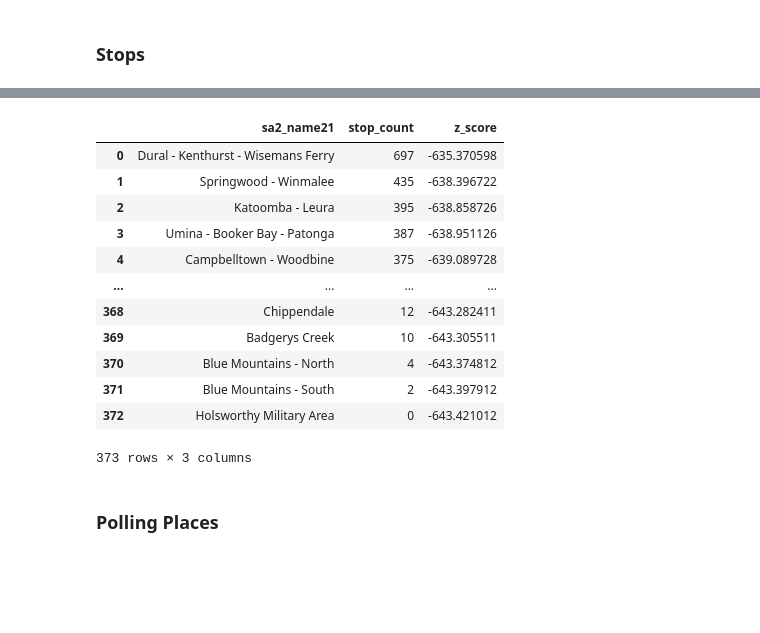
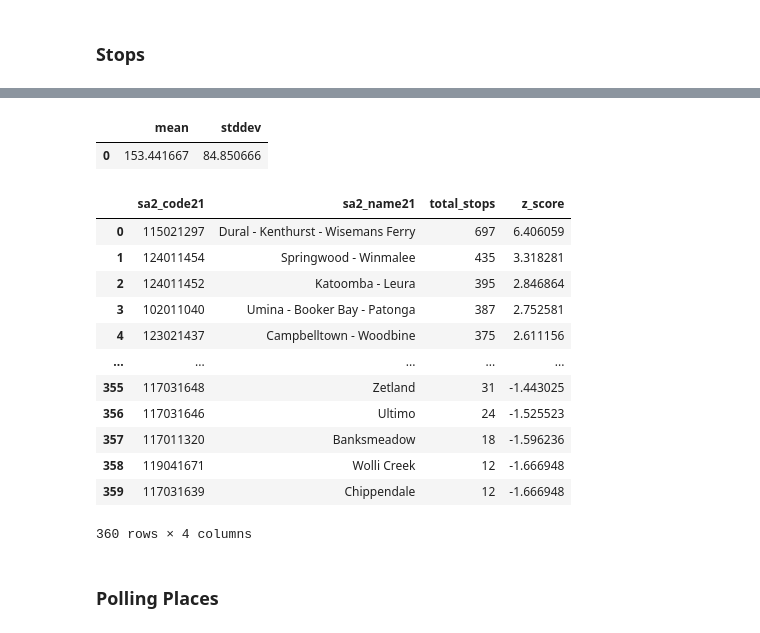
Before and after one commit to infernocadet/greater-sydney-analysis, a Jupyter notebook: Greater Sydney Analysis.ipynb, the cells around one changed output, grey strips where cells are left out. Cells and saved outputs as stored; diff of their text form; code cells hidden in the pictures; blank space fills up the shorter version.

```diff
--- a/Greater Sydney Analysis.ipynb
+++ b/Greater Sydney Analysis.ipynb
@@ -2107,46 +2070,47 @@ FROM greater_sydney_regions
 # %%
 query(conn, """
-WITH stop_counts AS (
-    SELECT r.sa2_name21, COUNT(s.stop_id) AS stop_count
-    FROM greater_sydney_regions r
-    LEFT JOIN stops s ON ST_Contains(r.geom, s.geom)
-    GROUP BY r.sa2_name21
-),
-total_counts AS (
-    SELECT SUM(stop_count) AS total_stop_count
-    FROM stop_counts
-),
-region_stats AS (
-    SELECT AVG(stop_count) AS mean_stop_count,
-           STDDEV(stop_count) AS stddev_stop_count
-    FROM stop_counts
+WITH stops_count AS(
+    SELECT g.sa2_code21, g.sa2_name21, COUNT(s.stop_id) AS total_stops
+    FROM greater_sydney_regions g
+    LEFT JOIN stops s ON ST_Contains(g.geom, s.geom)
+    GROUP BY g.sa2_code21, g.sa2_name21
 )
-SELECT r.sa2_name21,
-       sc.stop_count,
-       CASE
-           WHEN rs.stddev_stop_count = 0 THEN NULL -- Handle division by zero
-           ELSE (sc.stop_count - tc.total_stop_count) / rs.stddev_stop_count
-       END AS z_score
-FROM greater_sydney_regions r
-LEFT JOIN stop_counts sc ON r.sa2_name21 = sc.sa2_name21
-CROSS JOIN total_counts tc
-CROSS JOIN region_stats rs
-ORDER BY sc.stop_count DESC;
+SELECT AVG(total_stops) AS mean, STDDEV_POP(total_stops) AS stddev
+FROM stops_count;
 """)
 # %% [output]
-|  | sa2_name21 | stop_count | z_score |
-| 0 | Dural - Kenthurst - Wisemans Ferry | 697 | -635.370598 |
-| 1 | Springwood - Winmalee | 435 | -638.396722 |
-| 2 | Katoomba - Leura | 395 | -638.858726 |
-| 3 | Umina - Booker Bay - Patonga | 387 | -638.951126 |
-| 4 | Campbelltown - Woodbine | 375 | -639.089728 |
-| ... | ... | ... | ... |
-| 368 | Chippendale | 12 | -643.282411 |
-| 369 | Badgerys Creek | 10 | -643.305511 |
-| 370 | Blue Mountains - North | 4 | -643.374812 |
-| 371 | Blue Mountains - South | 2 | -643.397912 |
-| 372 | Holsworthy Military Area | 0 | -643.421012 |
+|  | mean | stddev |
+| 0 | 153.441667 | 84.850666 |
-373 rows × 3 columns
+# %%
+query(conn, """
+WITH stops_count AS(
+    SELECT g.sa2_code21, g.sa2_name21, COUNT(s.stop_id) AS total_stops
+    FROM greater_sydney_regions g
+    LEFT JOIN stops s ON ST_Contains(g.geom, s.geom)
+    GROUP BY g.sa2_code21, g.sa2_name21
+),
+variables AS (
+    SELECT AVG(total_stops) AS mean, STDDEV_POP(total_stops) AS stddev
+    FROM stops_count
+)
+SELECT sc.sa2_code21, sc.sa2_name21, sc.total_stops, (sc.total_stops - v.mean) / v.stddev AS z_score
+FROM stops_count sc, variables v
+ORDER BY sc.total_stops DESC;
+""")
+# %% [output]
+|  | sa2_code21 | sa2_name21 | total_stops | z_score |
+| 0 | 115021297 | Dural - Kenthurst - Wisemans Ferry | 697 | 6.406059 |
+| 1 | 124011454 | Springwood - Winmalee | 435 | 3.318281 |
+| 2 | 124011452 | Katoomba - Leura | 395 | 2.846864 |
+| 3 | 102011040 | Umina - Booker Bay - Patonga | 387 | 2.752581 |
+| 4 | 123021437 | Campbelltown - Woodbine | 375 | 2.611156 |
+| ... | ... | ... | ... | ... |
+| 355 | 117031648 | Zetland | 31 | -1.443025 |
+| 356 | 117031646 | Ultimo | 24 | -1.525523 |
+| 357 | 117011320 | Banksmeadow | 18 | -1.596236 |
+| 358 | 119041671 | Wolli Creek | 12 | -1.666948 |
+| 359 | 117031639 | Chippendale | 12 | -1.666948 |
+360 rows × 4 columns
 # %% [markdown]
 ### Polling Places
 # %% [markdown]
```
Also changed, not shown: parts of 25 cells of this notebook.
